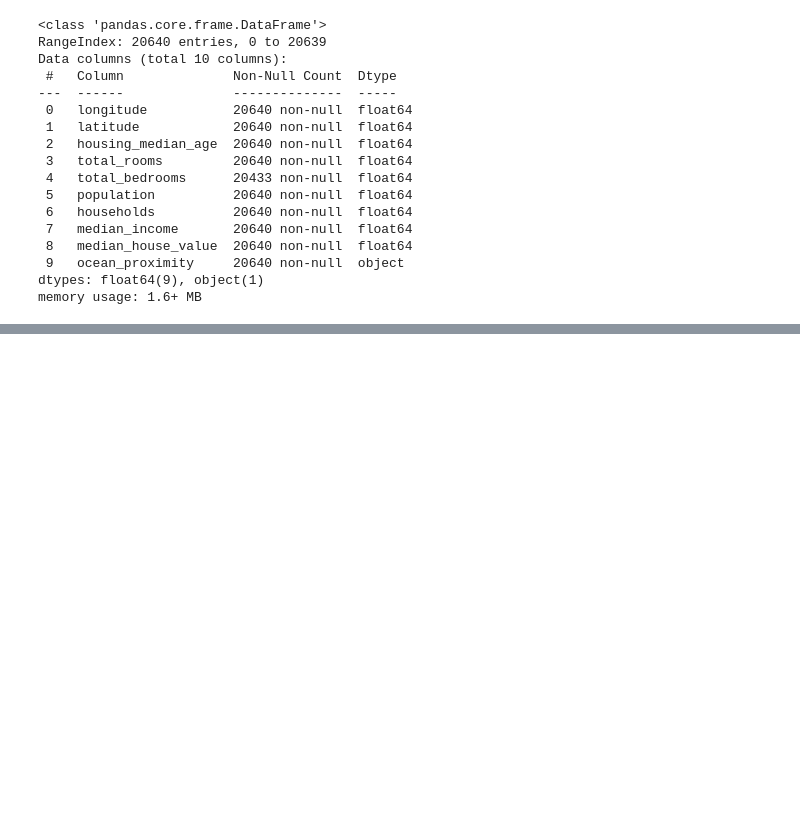
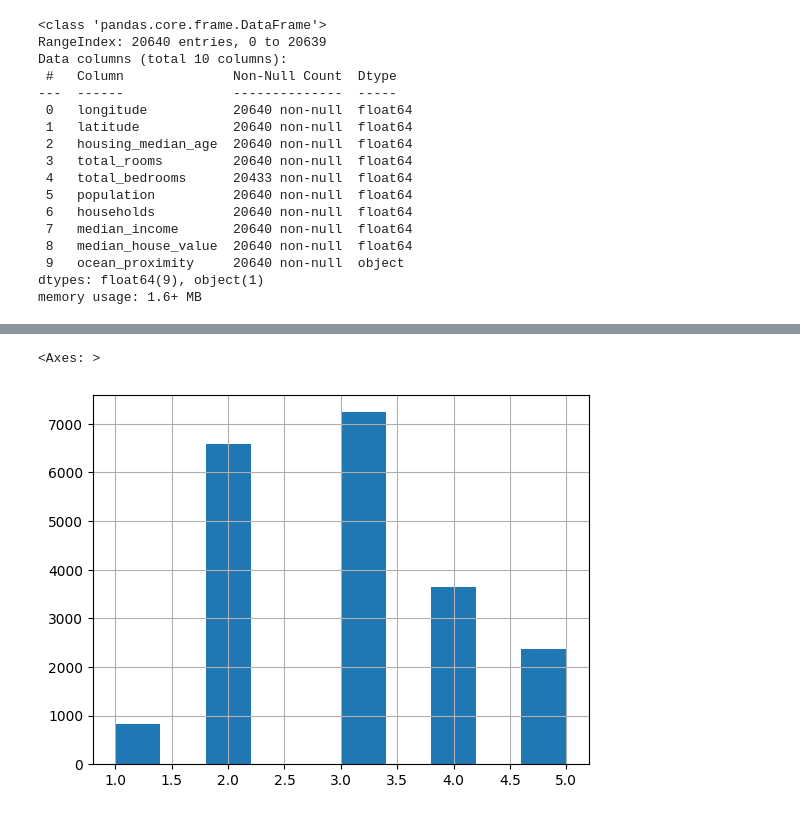
Before and after one commit to ideoscompany/handson-ml3, a Jupyter notebook: _F_02.ipynb, the cells around one changed output, grey strips where cells are left out. Drawn from its saved outputs; the diff is of its cells as text; code cells hidden in the pictures; blank space fills up the shorter version.

```diff
--- a/_F_02.ipynb
+++ b/_F_02.ipynb
@@ -48,0 +78,13 @@ memory usage: 1.6+ MB
+# %%
+# create an income category attribute by dividing the median income by 1.5 (to limit the number of income categories), and rounding up using ceil (to have discrete categories), and then merging all the categories greater than 5 into category 5
+import numpy as np
+
+housing["income_cat"] = pd.cut(
+    housing["median_income"],
+    bins=[0.0, 1.5, 3.0, 4.5, 6.0, np.inf],
+    labels=[1, 2, 3, 4, 5],
+)
+housing["income_cat"].hist()
+# %% [output]
+<Axes: >
+[figure, added]
```
Also changed, not shown: parts of 25 cells of this notebook.
